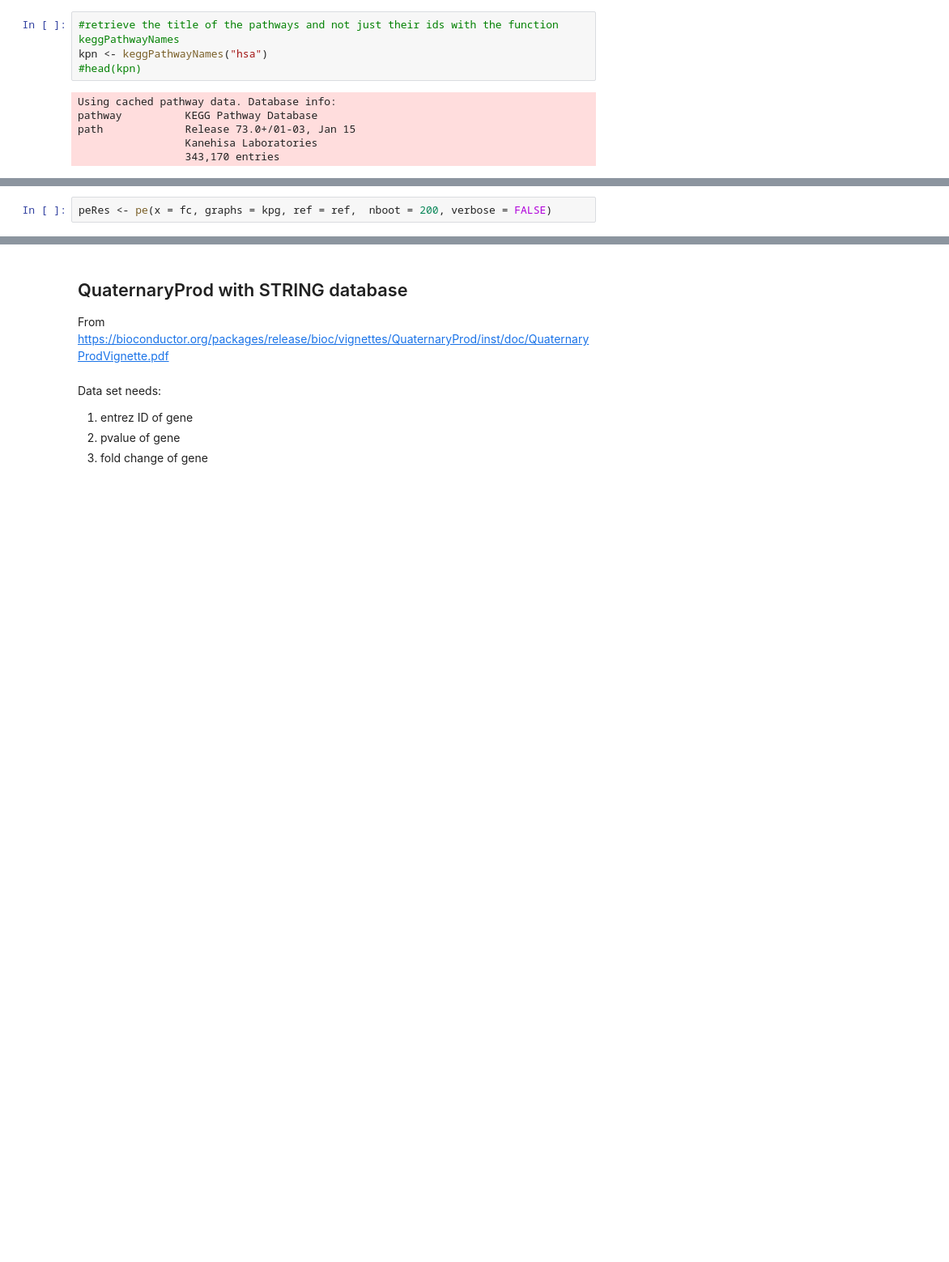
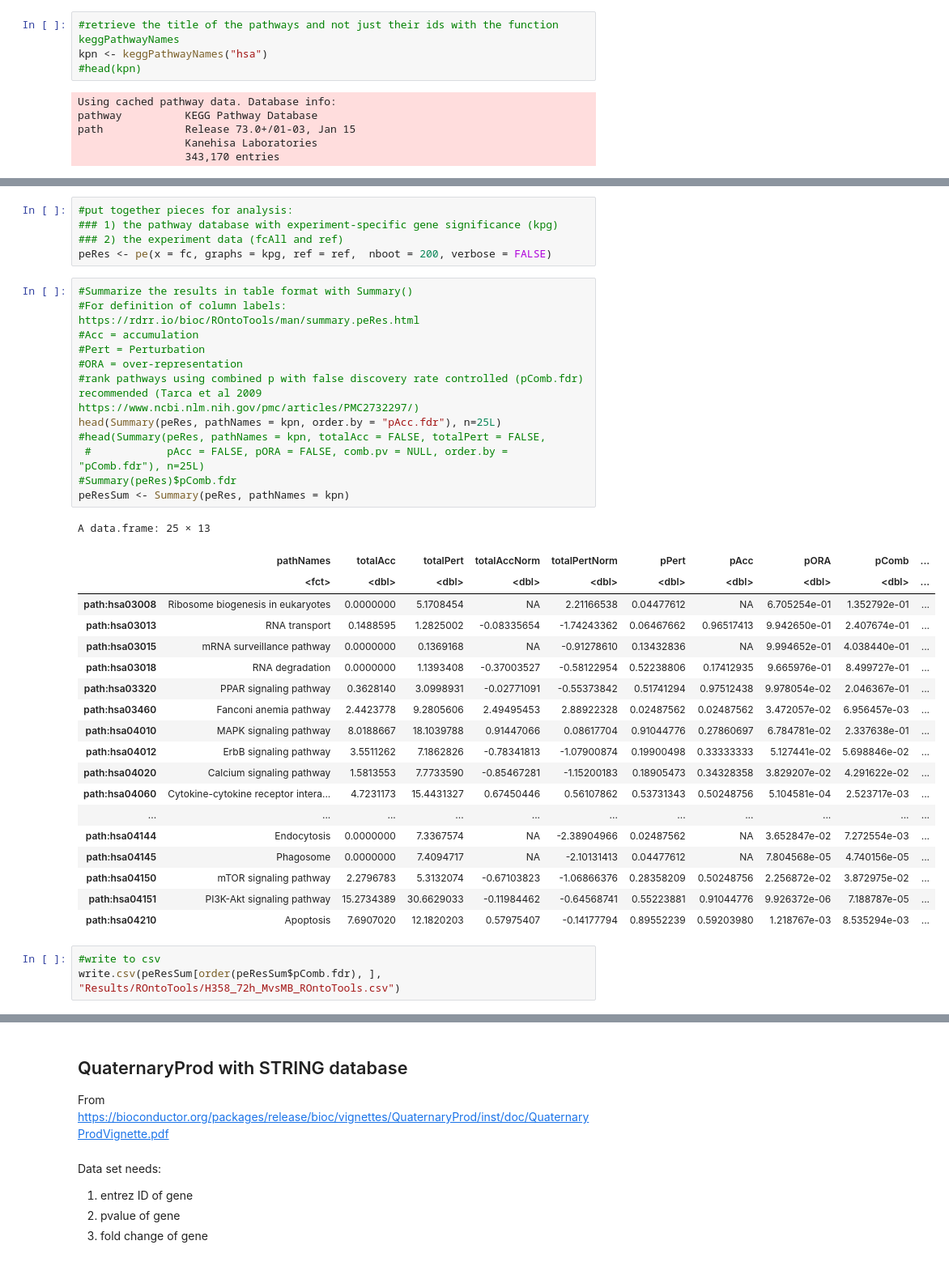
Before and after one commit to esheffels/2020-RNA, a Jupyter notebook: R_diffexp-generic.ipynb, the cells around one changed output, grey strips where cells are left out. Shown at 81% size. Cells and saved outputs as stored; diff of their text form; blank space fills up the shorter version.

```diff
--- a/R_diffexp-generic.ipynb
+++ b/R_diffexp-generic.ipynb
@@ -437,2 +475,40 @@ head(nodeWeights(kpg[["path:hsa04110"]]))
 # %%
+#put together pieces for analysis:
+### 1) the pathway database with experiment-specific gene significance (kpg)
+### 2) the experiment data (fcAll and ref)
 peRes <- pe(x = fc, graphs = kpg, ref = ref,  nboot = 200, verbose = FALSE)
+# %%
+#Summarize the results in table format with Summary()
+#For definition of column labels: https://rdrr.io/bioc/ROntoTools/man/summary.peRes.html
+#Acc = accumulation
+#Pert = Perturbation
+#ORA = over-representation
+#rank pathways using combined p with false discovery rate controlled (pComb.fdr) recommended (Tarca et al 2009 https://www.ncbi.nlm.nih.gov/pmc/articles/PMC2732297/)
+head(Summary(peRes, pathNames = kpn, order.by = "pAcc.fdr"), n=25L)
+#head(Summary(peRes, pathNames = kpn, totalAcc = FALSE, totalPert = FALSE,
+ #            pAcc = FALSE, pORA = FALSE, comb.pv = NULL, order.by = "pComb.fdr"), n=25L)
+#Summary(peRes)$pComb.fdr
+peResSum <- Summary(peRes, pathNames = kpn)
+# %% [output]
+A data.frame: 25 × 13
+|  | pathNames | totalAcc | totalPert | totalAccNorm | totalPertNorm | pPert | pAcc | pORA | pComb | ... |
+|  | <fct> | <dbl> | <dbl> | <dbl> | <dbl> | <dbl> | <dbl> | <dbl> | <dbl> | ... |
+| path:hsa03008 | Ribosome biogenesis in eukaryotes | 0.0000000 | 5.1708454 | NA | 2.21166538 | 0.04477612 | NA | 6.705254e-01 | 1.352792e-01 | ... |
+| path:hsa03013 | RNA transport | 0.1488595 | 1.2825002 | -0.08335654 | -1.74243362 | 0.06467662 | 0.96517413 | 9.942650e-01 | 2.407674e-01 | ... |
+| path:hsa03015 | mRNA surveillance pathway | 0.0000000 | 0.1369168 | NA | -0.91278610 | 0.13432836 | NA | 9.994652e-01 | 4.038440e-01 | ... |
+| path:hsa03018 | RNA degradation | 0.0000000 | 1.1393408 | -0.37003527 | -0.58122954 | 0.52238806 | 0.17412935 | 9.665976e-01 | 8.499727e-01 | ... |
+| path:hsa03320 | PPAR signaling pathway | 0.3628140 | 3.0998931 | -0.02771091 | -0.55373842 | 0.51741294 | 0.97512438 | 9.978054e-02 | 2.046367e-01 | ... |
+| path:hsa03460 | Fanconi anemia pathway | 2.4423778 | 9.2805606 | 2.49495453 | 2.88922328 | 0.02487562 | 0.02487562 | 3.472057e-02 | 6.956457e-03 | ... |
+| path:hsa04010 | MAPK signaling pathway | 8.0188667 | 18.1039788 | 0.91447066 | 0.08617704 | 0.91044776 | 0.27860697 | 6.784781e-02 | 2.337638e-01 | ... |
+| path:hsa04012 | ErbB signaling pathway | 3.5511262 | 7.1862826 | -0.78341813 | -1.07900874 | 0.19900498 | 0.33333333 | 5.127441e-02 | 5.698846e-02 | ... |
+| path:hsa04020 | Calcium signaling pathway | 1.5813553 | 7.7733590 | -0.85467281 | -1.15200183 | 0.18905473 | 0.34328358 | 3.829207e-02 | 4.291622e-02 | ... |
+| path:hsa04060 | Cytokine-cytokine receptor intera... | 4.7231173 | 15.4431327 | 0.67450446 | 0.56107862 | 0.53731343 | 0.50248756 | 5.104581e-04 | 2.523717e-03 | ... |
+| ... | ... | ... | ... | ... | ... | ... | ... | ... | ... | ... |
+| path:hsa04144 | Endocytosis | 0.0000000 | 7.3367574 | NA | -2.38904966 | 0.02487562 | NA | 3.652847e-02 | 7.272554e-03 | ... |
+| path:hsa04145 | Phagosome | 0.0000000 | 7.4094717 | NA | -2.10131413 | 0.04477612 | NA | 7.804568e-05 | 4.740156e-05 | ... |
+| path:hsa04150 | mTOR signaling pathway | 2.2796783 | 5.3132074 | -0.67103823 | -1.06866376 | 0.28358209 | 0.50248756 | 2.256872e-02 | 3.872975e-02 | ... |
+| path:hsa04151 | PI3K-Akt signaling pathway | 15.2734389 | 30.6629033 | -0.11984462 | -0.64568741 | 0.55223881 | 0.91044776 | 9.926372e-06 | 7.188787e-05 | ... |
+| path:hsa04210 | Apoptosis | 7.6907020 | 12.1820203 | 0.57975407 | -0.14177794 | 0.89552239 | 0.59203980 | 1.218767e-03 | 8.535294e-03 | ... |
+# %%
+#write to csv
+write.csv(peResSum[order(peResSum$pComb.fdr), ], "Results/ROntoTools/H358_72h_MvsMB_ROntoTools.csv")
```
Also changed, not shown: parts of 14 cells of this notebook.
